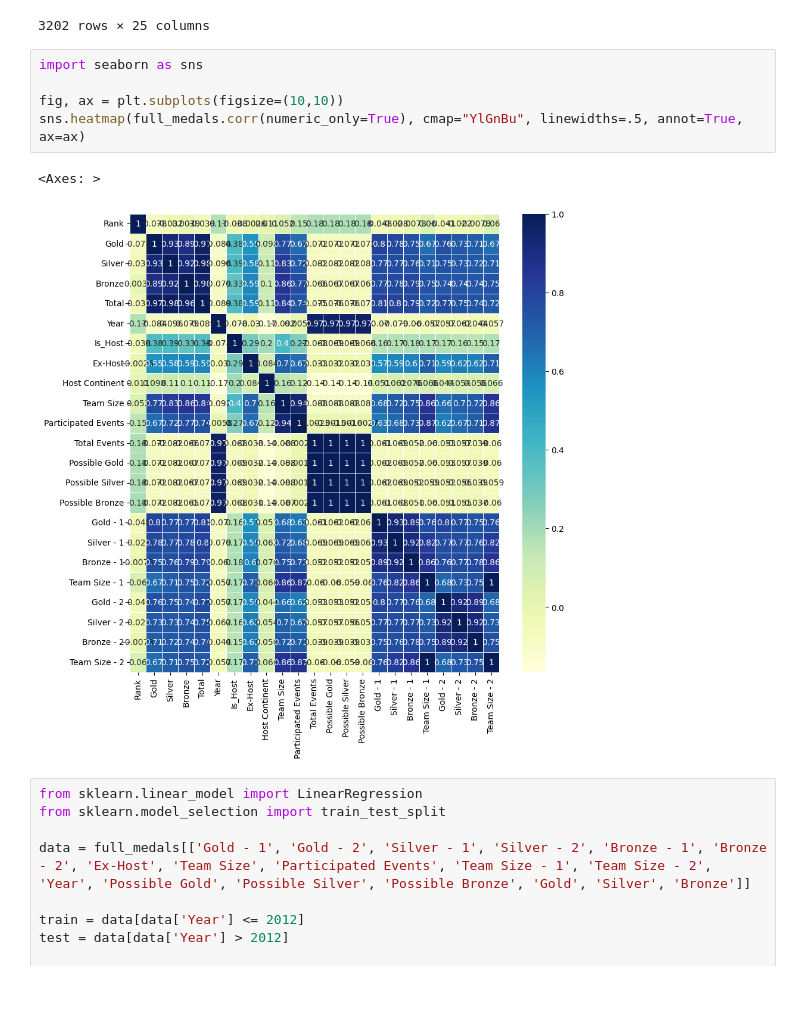
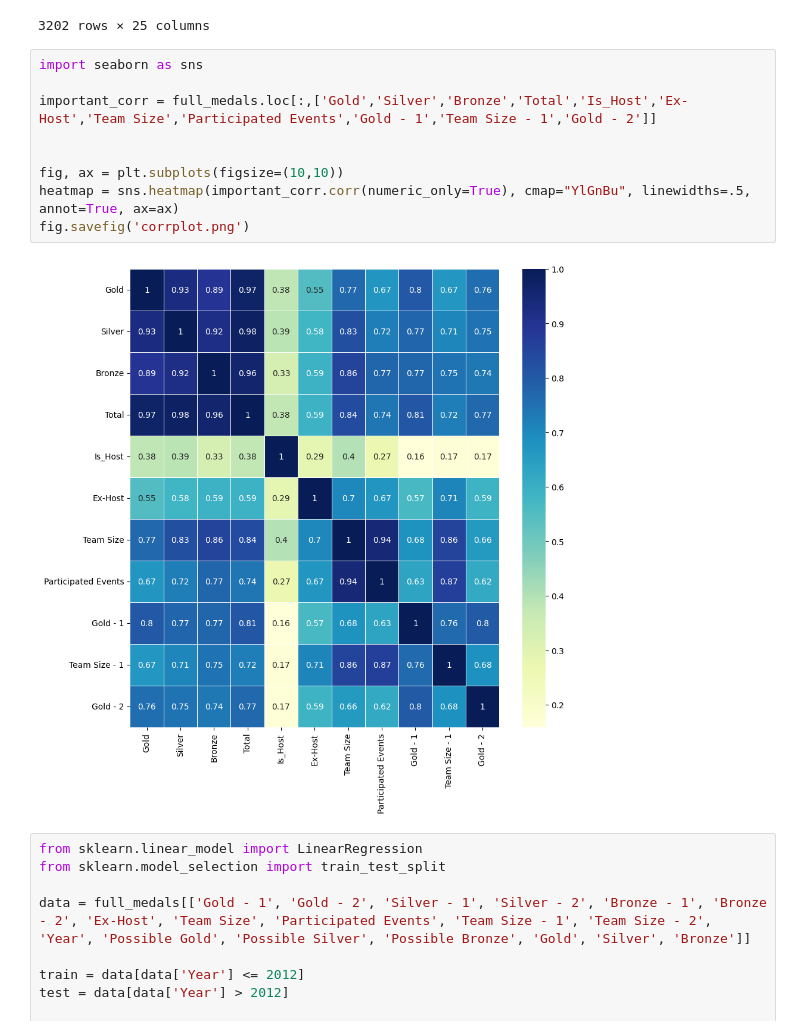
Before and after one commit to johngerving/mcm-2025, a Jupyter notebook: time_series_forecast.ipynb, the cells around one changed output. Drawn from its saved outputs; the diff is of its cells as text; blank space fills up the shorter version.

```diff
--- a/time_series_forecast.ipynb
+++ b/time_series_forecast.ipynb
@@ -77,11 +77,14 @@ full_medals
 # %%
 import seaborn as sns
 
+important_corr = full_medals.loc[:,['Gold','Silver','Bronze','Total','Is_Host','Ex-Host','Team Size','Participated Events','Gold - 1','Team Size - 1','Gold - 2']]
+
+
 fig, ax = plt.subplots(figsize=(10,10))
-sns.heatmap(full_medals.corr(numeric_only=True), cmap="YlGnBu", linewidths=.5, annot=True, ax=ax)
+heatmap = sns.heatmap(important_corr.corr(numeric_only=True), cmap="YlGnBu", linewidths=.5, annot=True, ax=ax)
+fig.savefig('corrplot.png')
 # %% [output]
-<Axes: >
-[figure, old version]
+[figure, new version]
 # %%
 from sklearn.linear_model import LinearRegression
 from sklearn.model_selection import train_test_split
```
Also changed, not shown: parts of 11 cells of this notebook, 4 other files.
